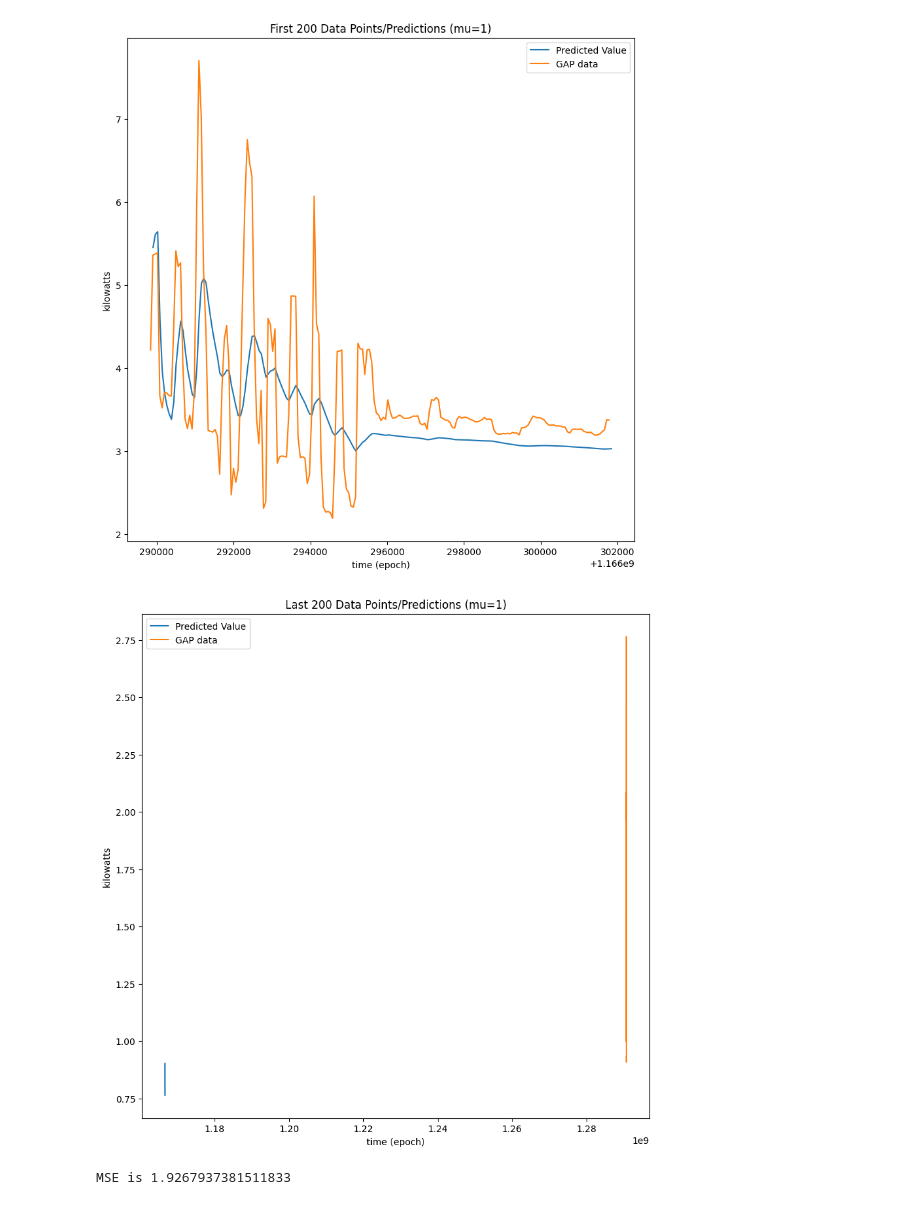
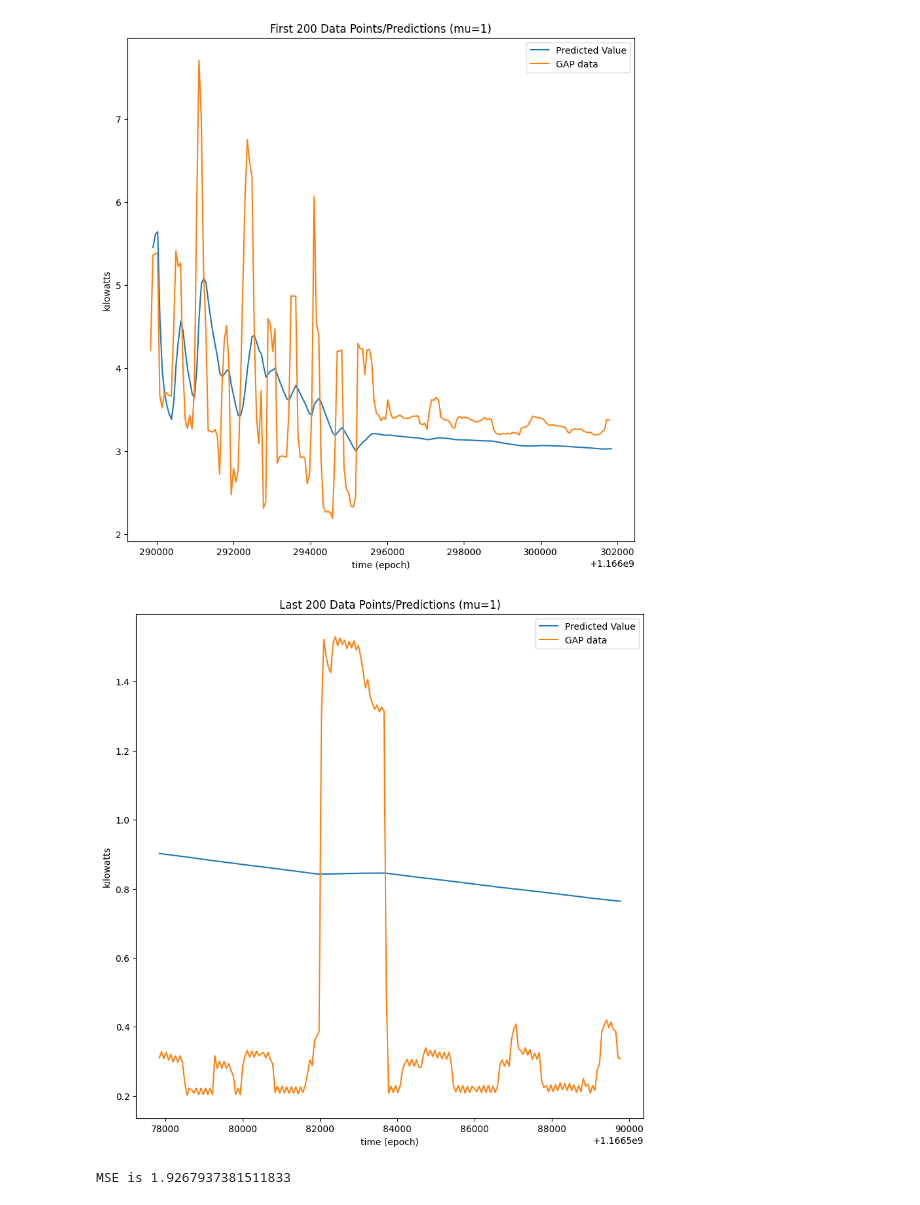
Before and after one commit to achakraborty2024/iot-linear-regression, a Jupyter notebook: Linear_Regression_for_IoT.ipynb, the cells around one changed output. Drawn from its saved outputs; the diff is of its cells as text; code cells hidden in the pictures.

```diff
--- a/Linear_Regression_for_IoT.ipynb
+++ b/Linear_Regression_for_IoT.ipynb
@@ -285,15 +285,15 @@ plt.show()
 # %%
 #Plot last 200 data points/predictions for mu = 1
 plt.figure(figsize=(10, 10))
 plt.plot(tp_pred[-200:], yp_pred[-200:], label='Predicted Value')
-plt.plot(ts.iloc[-200:,0], ys.iloc[-200:,0], label='GAP data')
+plt.plot(ts.iloc[n_s-200:n_s,0], ys.iloc[n_s-200:n_s,0], label='GAP data')
 plt.xlabel('time (epoch)')
 plt.ylabel('kilowatts')
 plt.title('Last 200 Data Points/Predictions (mu=1)')
 plt.legend()
 plt.show()
 # %% [output]
-[figure, old version]
+[figure, new version]
 # %%
 #Calculate MSE of predictions for mu = 1
 print("MSE is", mse(ys['Global_active_power'][ph_index:5000+ph_index-1],yp_pred))
```
Also changed, not shown: parts of 7 cells of this notebook, 1 other file.
